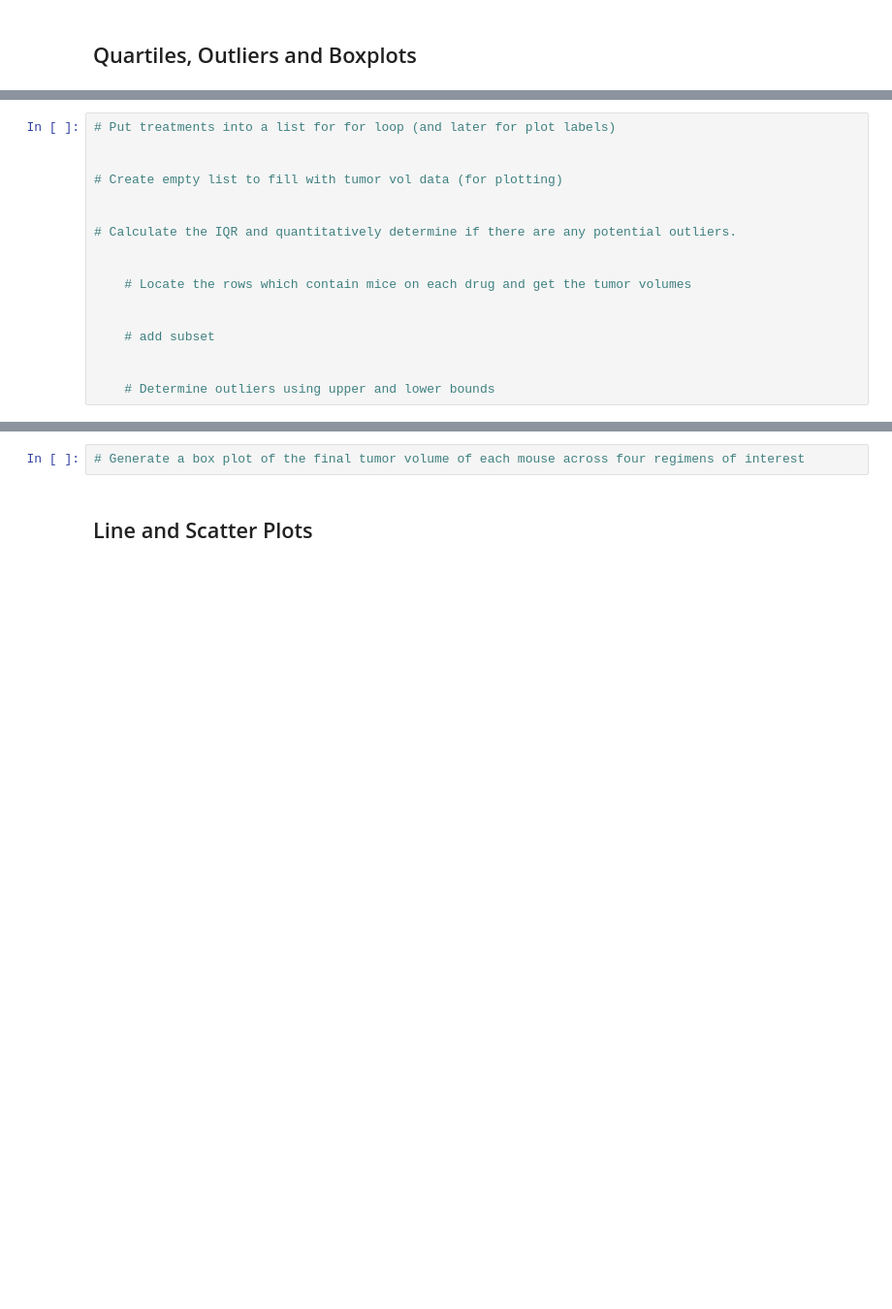
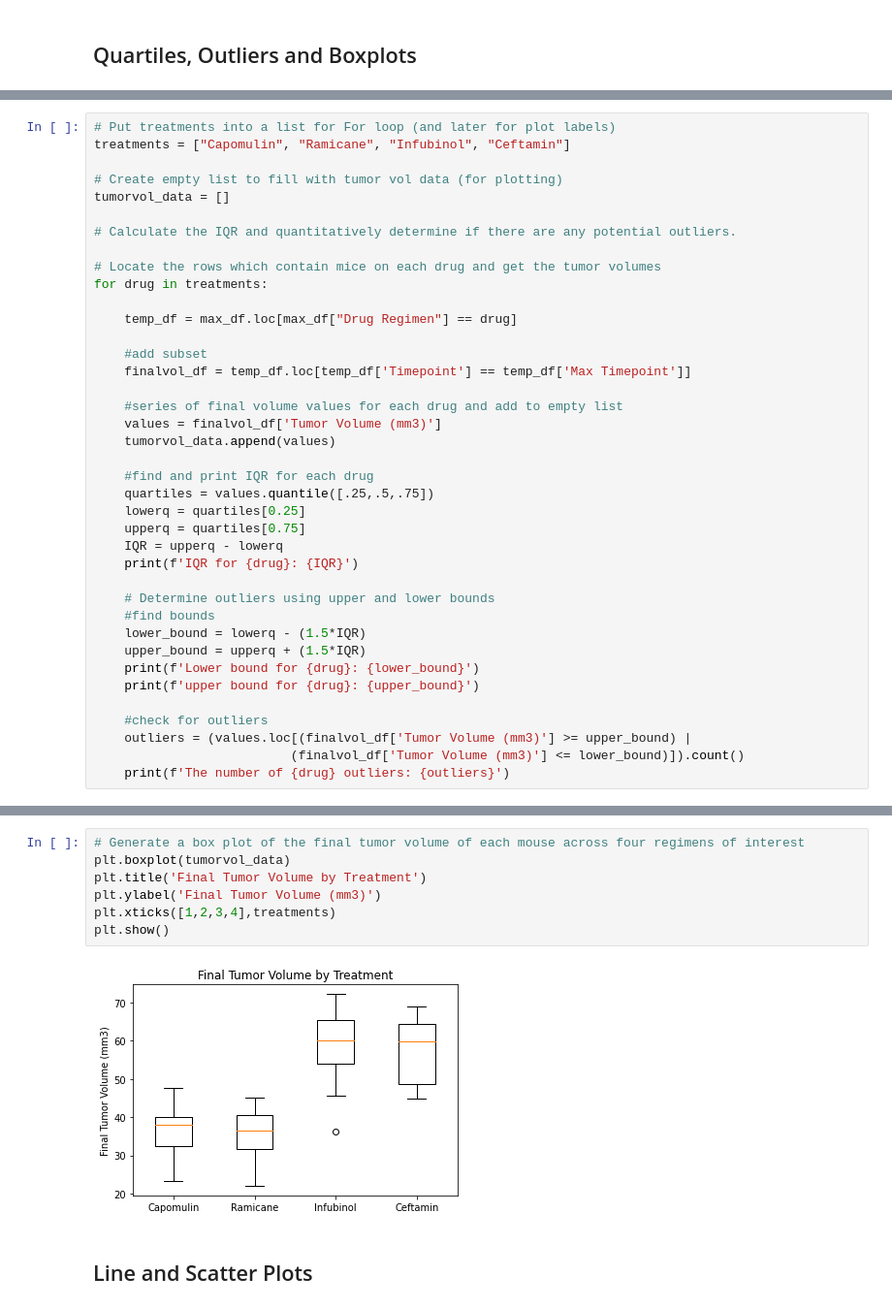
Before and after one commit to iam-themoon/matplotlib-challenge, a Jupyter notebook: Pymaceuticals/pymaceuticals.ipynb, the cells around one changed output, grey strips where cells are left out. Shown at 97% size. Cells and saved outputs as stored; diff of their text form; blank space fills up the shorter version.

```diff
--- a/Pymaceuticals/pymaceuticals.ipynb
+++ b/Pymaceuticals/pymaceuticals.ipynb
@@ -225,17 +235,39 @@ cefmax = ceftamin_df["Timepoint"].max()
 # %%
-# Put treatments into a list for for loop (and later for plot labels)
-
+# Put treatments into a list for For loop (and later for plot labels)
+treatments = ["Capomulin", "Ramicane", "Infubinol", "Ceftamin"]
 
 # Create empty list to fill with tumor vol data (for plotting)
-
+tumorvol_data = []
 
 # Calculate the IQR and quantitatively determine if there are any potential outliers.
 
+# Locate the rows which contain mice on each drug and get the tumor volumes
+for drug in treatments:
 
-    # Locate the rows which contain mice on each drug and get the tumor volumes
+    temp_df = max_df.loc[max_df["Drug Regimen"] == drug]
 
+    #add subset
+    finalvol_df = temp_df.loc[temp_df['Timepoint'] == temp_df['Max Timepoint']]
 
-    # add subset
+    #series of final volume values for each drug and add to empty list
+    values = finalvol_df['Tumor Volume (mm3)']
+    tumorvol_data.append(values)
 
+    #find and print IQR for each drug
+    quartiles = values.quantile([.25,.5,.75])
+    lowerq = quartiles[0.25]
+    upperq = quartiles[0.75]
+    IQR = upperq - lowerq
+    print(f'IQR for {drug}: {IQR}')
 
     # Determine outliers using upper and lower bounds
+    #find bounds
+    lower_bound = lowerq - (1.5*IQR)
+    upper_bound = upperq + (1.5*IQR)
+    print(f'Lower bound for {drug}: {lower_bound}')
+    print(f'upper bound for {drug}: {upper_bound}')
+
+    #check for outliers
+    outliers = (values.loc[(finalvol_df['Tumor Volume (mm3)'] >= upper_bound) |
+                          (finalvol_df['Tumor Volume (mm3)'] <= lower_bound)]).count()
+    print(f'The number of {drug} outliers: {outliers}')
@@ -242,5 +291,12 @@ cefmax = ceftamin_df["Timepoint"].max()
 # %%
 # Generate a box plot of the final tumor volume of each mouse across four regimens of interest
+plt.boxplot(tumorvol_data)
+plt.title('Final Tumor Volume by Treatment')
+plt.ylabel('Final Tumor Volume (mm3)')
+plt.xticks([1,2,3,4],treatments)
+plt.show()
+# %% [output]
+[figure, added]
 # %% [markdown]
 ## Line and Scatter Plots
 # %%
```
Also changed, not shown: parts of 10 cells of this notebook.
